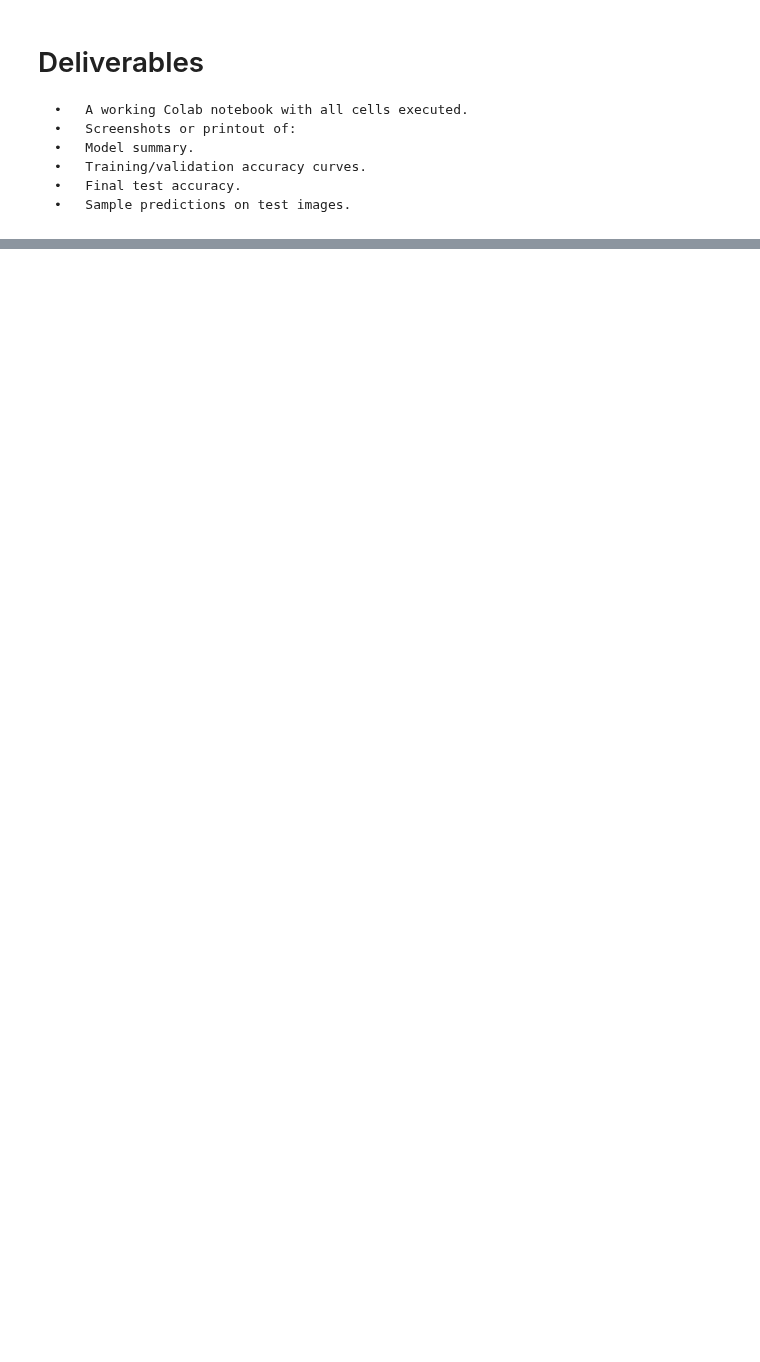
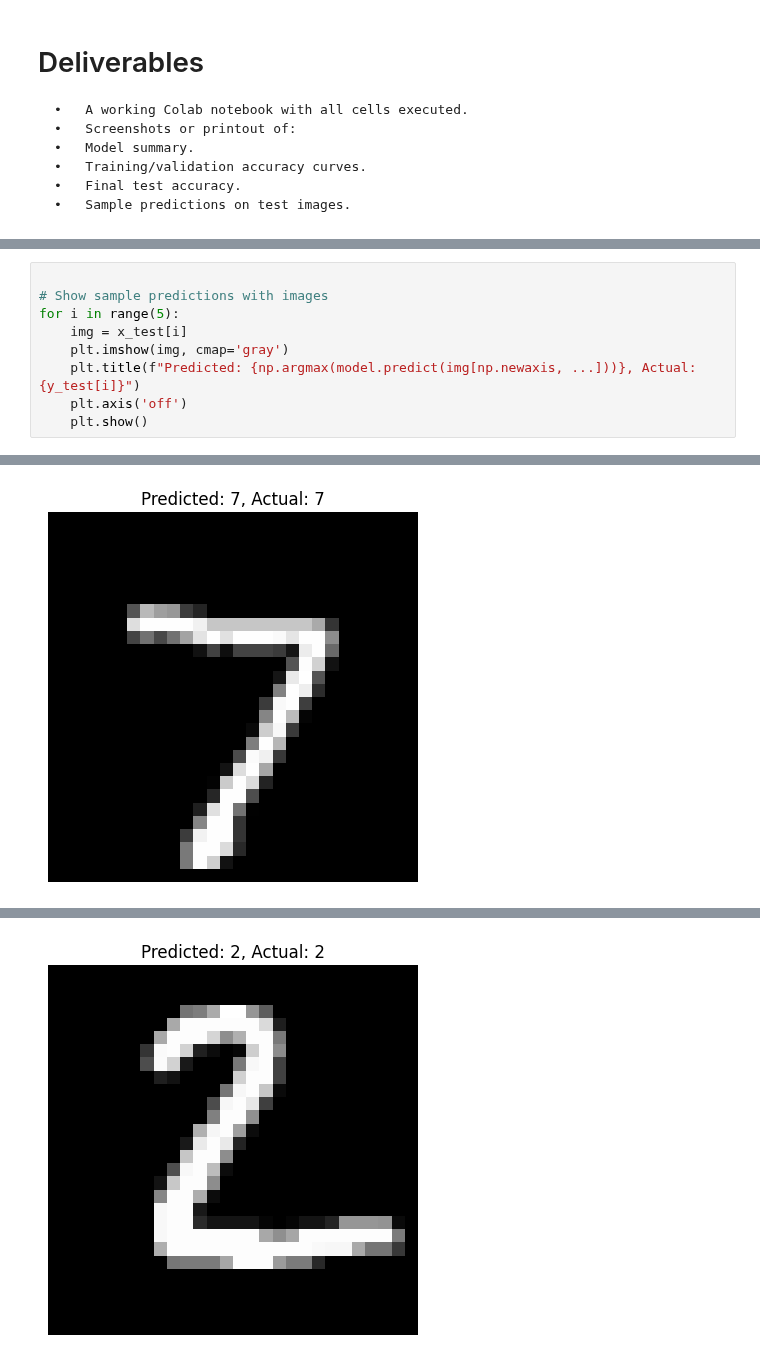
Before and after one commit to appliedcode/mthree-c422, a Jupyter notebook: Exercise_2.ipynb, the cells around one changed output, grey strips where cells are left out. Drawn from its saved outputs; the diff is of its cells as text; blank space fills up the shorter version.

```diff
--- a/Exercise_2.ipynb
+++ b/Exercise_2.ipynb
@@ -113,0 +133,10 @@ plt.show()
+# %%
+
+# Show sample predictions with images
+for i in range(5):
+    img = x_test[i]
+    plt.imshow(img, cmap='gray')
+    plt.title(f"Predicted: {np.argmax(model.predict(img[np.newaxis, ...]))}, Actual: {y_test[i]}")
+    plt.axis('off')
+    plt.show()
+# %% [output]
@@ -113,0 +144 @@ plt.show()
+[figure, added]
@@ -113,0 +146 @@ plt.show()
+[figure, added]
```
Also changed, not shown: parts of 7 cells of this notebook.
